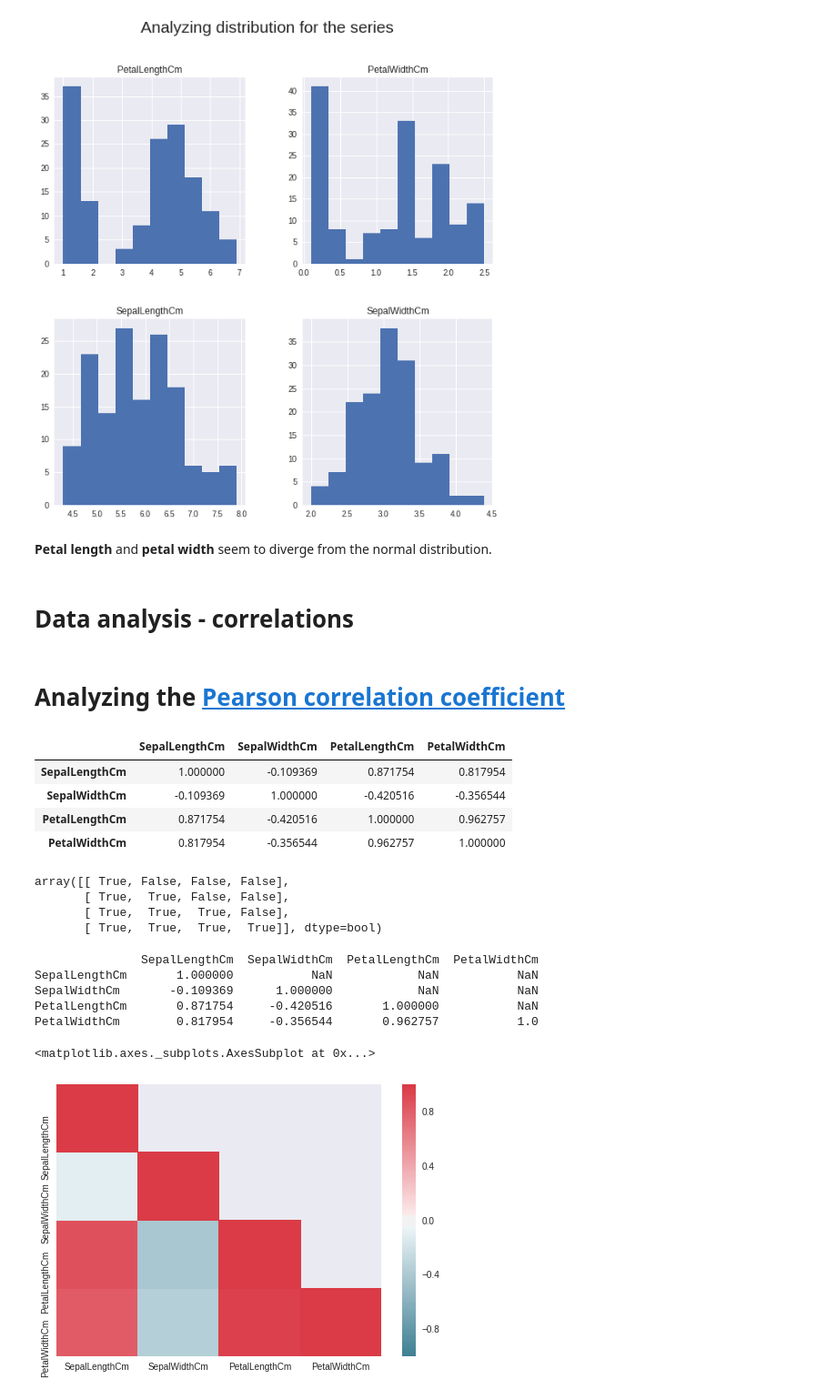
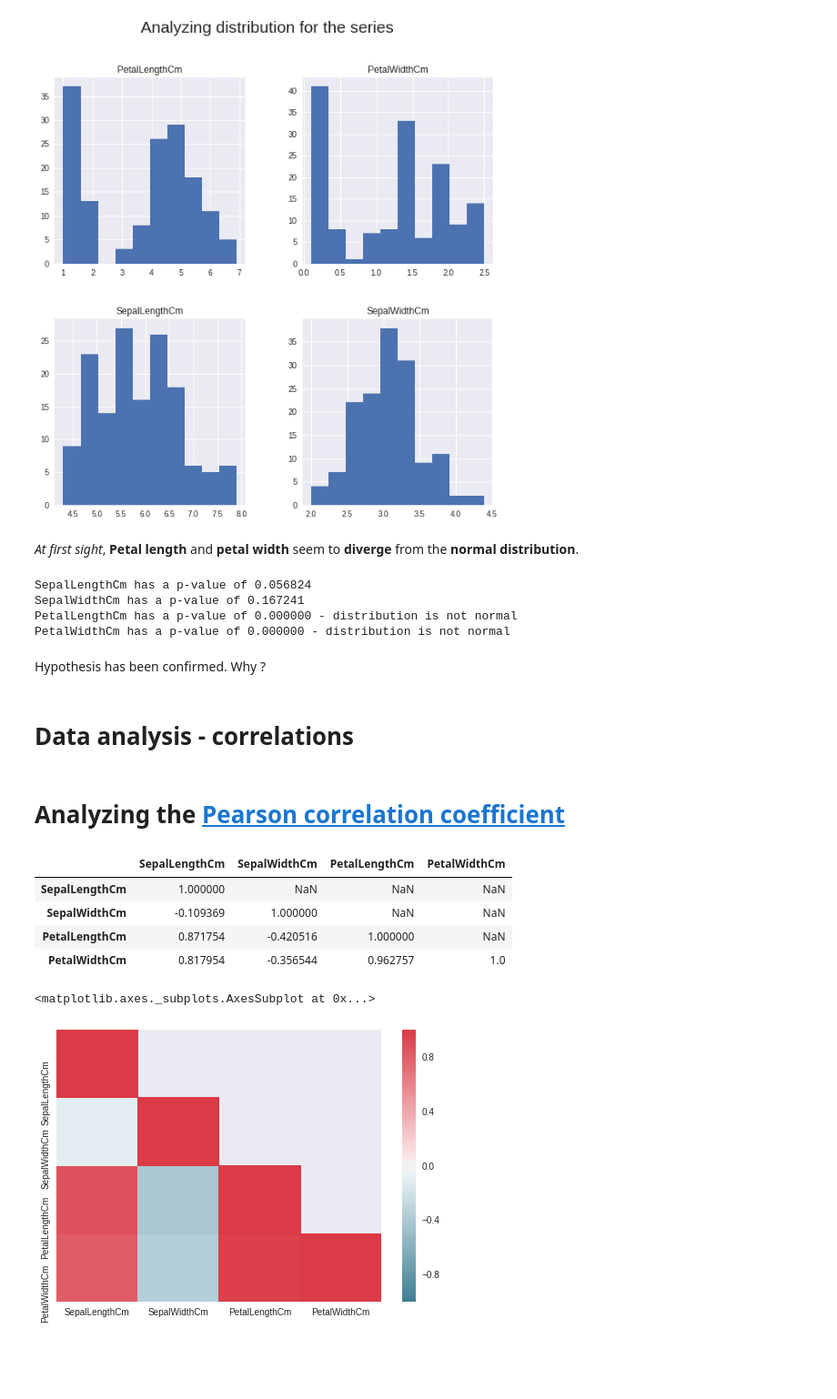
Before and after one commit to xR86/ml-stuff, a Jupyter notebook: kaggle/Simple analysis of Iris dataset.ipynb, the cells around one changed output. Shown: that part at 91% size. Drawn from its saved outputs; the diff is of its cells as text; code cells hidden in the pictures; blank space fills up the shorter version.

```diff
--- a/kaggle/Simple analysis of Iris dataset.ipynb
+++ b/kaggle/Simple analysis of Iris dataset.ipynb
@@ -78,50 +100,62 @@ pylab.suptitle("Analyzing distribution for the series", fontsize="xx-large")
 <matplotlib.text.Text at 0x...>
 [figure]
 # %% [markdown]
-**Petal length** and **petal width** seem to diverge from the normal distribution.
+*At first sight*, **Petal length** and **petal width** seem to **diverge** from the **normal distribution**.
+# %%
+import scipy.stats as stats
+
+#print("Sepal length variance:\t %f" % np.var(data["SepalLengthCm"]))
+#print("Sepal width variance: \t %f" % np.var(data["SepalWidthCm"]))
+#print("Petal length variance:\t %f" % np.var(data["PetalLengthCm"]))
+#print("Petal width variance: \t %f\n" % np.var(data["PetalWidthCm"]))
+
+for param in ["SepalLengthCm", "SepalWidthCm", "PetalLengthCm", "PetalWidthCm"]:
+    z, pval = stats.normaltest(data[param])
+    #print(z)
+    if(pval < 0.055):
+        print("%s has a p-value of %f - distribution is not normal" % (param, pval))
+    else:
+        print("%s has a p-value of %f" % (param, pval))
+# %% [output]
+SepalLengthCm has a p-value of 0.056824
+SepalWidthCm has a p-value of 0.167241
+PetalLengthCm has a p-value of 0.000000 - distribution is not normal
+PetalWidthCm has a p-value of 0.000000 - distribution is not normal
+# %% [markdown]
+Hypothesis has been confirmed. Why ?
 # %% [markdown]
 # Data analysis - correlations
 # %%
 display(HTML('<h1>Analyzing the ' +
              '<a href="https://en.wikipedia.org/wiki/Pearson_correlation_coefficient">' +
              'Pearson correlation coefficient</a></h1>'))
 
 # data without the indexes
 dt = data[data.columns[2:]]
 
 # method : {‘pearson’, ‘kendall’, ‘spearman’}
 corr = dt.corr(method="pearson") #returns a dataframe, so it can be reused
+
+# eliminate upper triangle for readability
+bool_upper_matrix = np.tril(np.ones(corr.shape)).astype(np.bool)
+corr = corr.where(bool_upper_matrix)
 display(corr)
-
-bool_upper_matrix = np.tril(np.ones(corr.shape)).astype(np.bool)
-display(bool_upper_matrix)
-
-corr = corr.where(bool_upper_matrix)
-print(corr)
+# alternate method: http://seaborn.pydata.org/examples/many_pairwise_correlations.html
 
 # seaborn matrix here
 #sns.heatmap(corr, mask=np.zeros_like(corr, dtype=np.bool), cmap=sns.diverging_palette(220, 10, as_cmap=True),
 #            square=True, ax=ax)
 sns.heatmap(corr, cmap=sns.diverging_palette(220, 10, as_cmap=True),
             xticklabels=corr.columns.values,
             yticklabels=corr.columns.values)
 # %% [output]
 Analyzing the Pearson correlation coefficient
 |  | SepalLengthCm | SepalWidthCm | PetalLengthCm | PetalWidthCm |
-| SepalLengthCm | 1.000000 | -0.109369 | 0.871754 | 0.817954 |
-| SepalWidthCm | -0.109369 | 1.000000 | -0.420516 | -0.356544 |
-| PetalLengthCm | 0.871754 | -0.420516 | 1.000000 | 0.962757 |
-| PetalWidthCm | 0.817954 | -0.356544 | 0.962757 | 1.000000 |
+| SepalLengthCm | 1.000000 | NaN | NaN | NaN |
+| SepalWidthCm | -0.109369 | 1.000000 | NaN | NaN |
+| PetalLengthCm | 0.871754 | -0.420516 | 1.000000 | NaN |
+| PetalWidthCm | 0.817954 | -0.356544 | 0.962757 | 1.0 |
-array([[ True, False, False, False],
-       [ True,  True, False, False],
-       [ True,  True,  True, False],
-       [ True,  True,  True,  True]], dtype=bool)
+<matplotlib.axes._subplots.AxesSubplot at 0x...>
-               SepalLengthCm  SepalWidthCm  PetalLengthCm  PetalWidthCm
-SepalLengthCm       1.000000           NaN            NaN           NaN
-SepalWidthCm       -0.109369      1.000000            NaN           NaN
-PetalLengthCm       0.871754     -0.420516       1.000000           NaN
-PetalWidthCm        0.817954     -0.356544       0.962757           1.0
-<matplotlib.axes._subplots.AxesSubplot at 0x...>
 [figure]
 # %% [markdown]
 ### Interpretation
```
Also changed, not shown: parts of 17 cells of this notebook, 1 other file.
